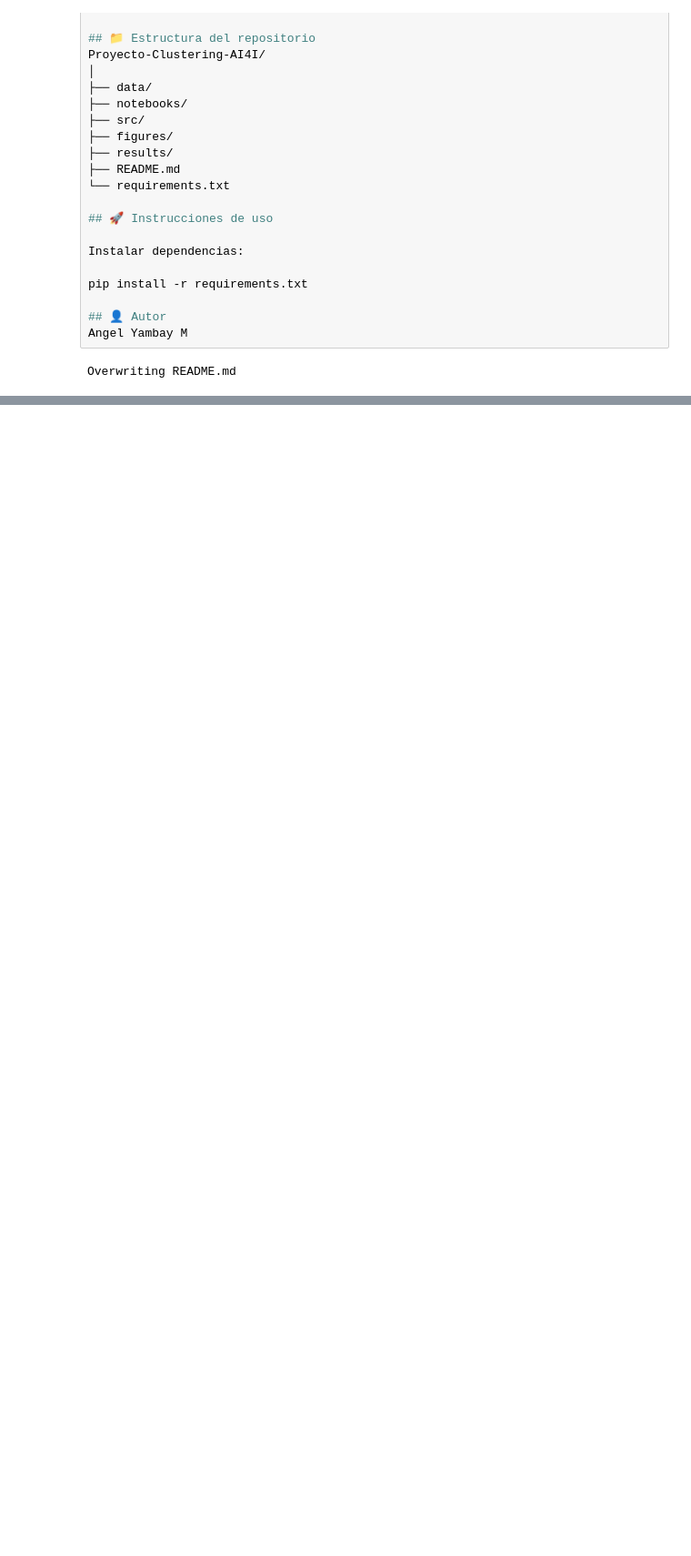
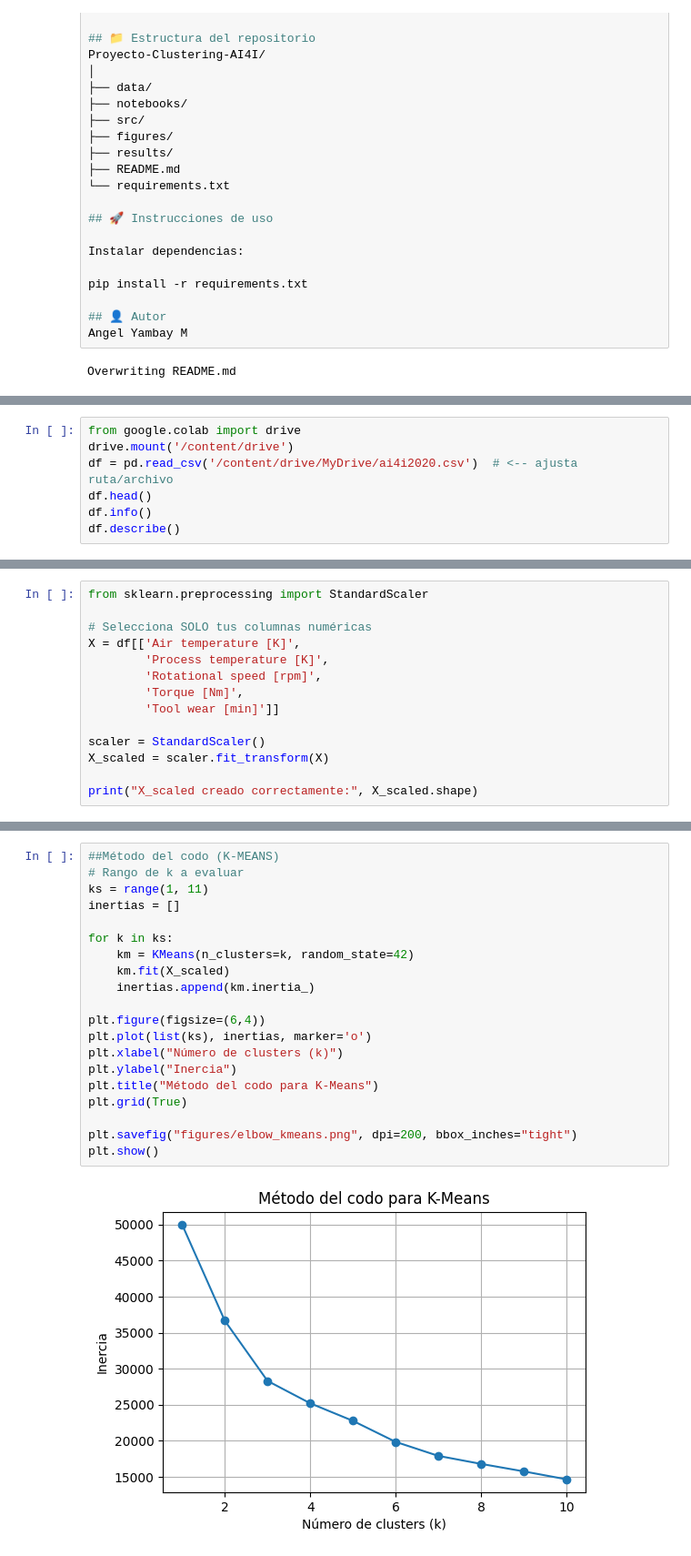
Before and after one commit to angelyambaycher/Taller_Semana_3, a Jupyter notebook: notebooks/Taller_Colaborativo_Semana3.ipynb, the cells around one changed output, grey strips where cells are left out. Shown: that part at 91% size. Saved outputs shown, nothing was run; the diff lists cells and outputs as text; blank space fills up the shorter version.

```diff
--- a/notebooks/Taller_Colaborativo_Semana3.ipynb
+++ b/notebooks/Taller_Colaborativo_Semana3.ipynb
@@ -222,0 +309,7 @@ Overwriting README.md
+# %%
+from google.colab import drive
+drive.mount('/content/drive')
+df = pd.read_csv('/content/drive/MyDrive/ai4i2020.csv')  # <-- ajusta ruta/archivo
+df.head()
+df.info()
+df.describe()
@@ -222,0 +343,14 @@ Overwriting README.md
+# %%
+from sklearn.preprocessing import StandardScaler
+
+# Selecciona SOLO tus columnas numéricas
+X = df[['Air temperature [K]',
+        'Process temperature [K]',
+        'Rotational speed [rpm]',
+        'Torque [Nm]',
+        'Tool wear [min]']]
+
+scaler = StandardScaler()
+X_scaled = scaler.fit_transform(X)
+
+print("X_scaled creado correctamente:", X_scaled.shape)
@@ -222,0 +359,22 @@ Overwriting README.md
+# %%
+##Método del codo (K-MEANS)
+# Rango de k a evaluar
+ks = range(1, 11)
+inertias = []
+
+for k in ks:
+    km = KMeans(n_clusters=k, random_state=42)
+    km.fit(X_scaled)
+    inertias.append(km.inertia_)
+
+plt.figure(figsize=(6,4))
+plt.plot(list(ks), inertias, marker='o')
+plt.xlabel("Número de clusters (k)")
+plt.ylabel("Inercia")
+plt.title("Método del codo para K-Means")
+plt.grid(True)
+
+plt.savefig("figures/elbow_kmeans.png", dpi=200, bbox_inches="tight")
+plt.show()
+# %% [output]
+[figure, added]
```
Also changed, not shown: parts of 17 cells of this notebook, 6 other files.
